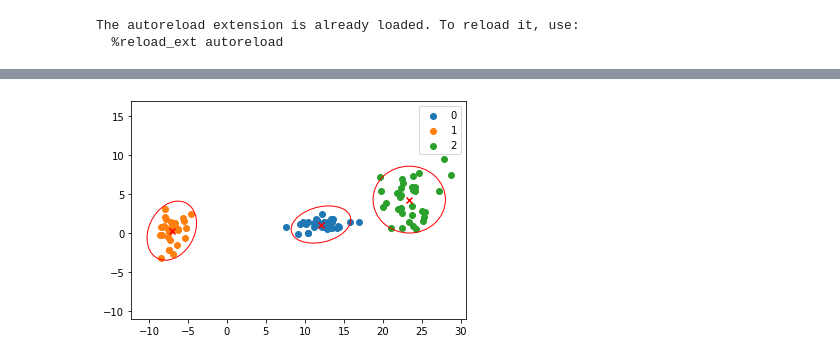
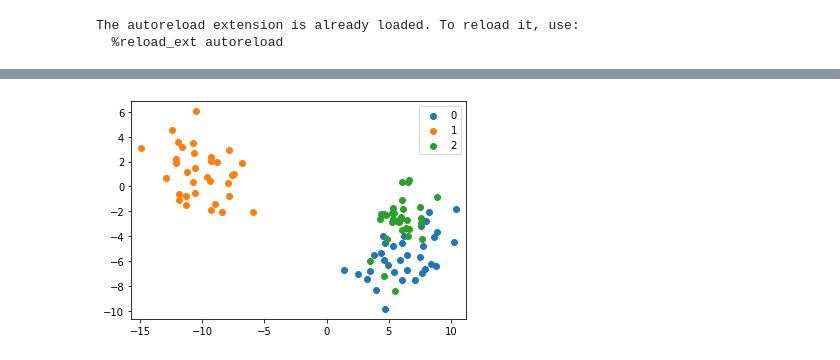
Before and after one commit to Ludvins/MCD_Bayesian_methods, a Jupyter notebook: Assignments/GMM/Practica2_GMM.ipynb, the cells around one changed output, grey strips where cells are left out. Saved outputs shown, nothing was run; the diff lists cells and outputs as text; code cells hidden in the pictures.

```diff
--- a/Assignments/GMM/Practica2_GMM.ipynb
+++ b/Assignments/GMM/Practica2_GMM.ipynb
@@ -100,23 +104,37 @@ def make_ellipse(cov, mean, ax, n_std=3.0, **kwargs):
 
     return ax.add_patch(ellipse)
 # %%
-# Generar datos
-fig = plt.figure()
-K=3
-X, y = make_blobs(100, centers=K)
+def generate_dataset(rotate = True, K = 3, N = 100, seed = 123):
+    X, y = make_blobs(N, centers=K, random_state = seed)
+    np.random.seed(seed)
 
-rotate = True
-transformation = np.array([[1,0],[0,1]])
+    transformation = np.array([[1,0],[0,1]])
 
-for y_k in np.unique(y):
-    if rotate:
-        transformation = np.array([[ (0.2+np.random.rand())*2,  0.5-np.random.rand()],
-                                   [0.5-np.random.rand(), (0.2+np.random.rand())*2]])
+    for y_k in np.unique(y):
+        if rotate:
+            transformation = np.array([[(0.2+np.random.rand())*2,
+                                      0.5-np.random.rand()],
+                                    [0.5-np.random.rand(),
+                                    (0.2+np.random.rand())*2]])
+
         X[y==y_k,:] = np.dot(X[y==y_k,:], transformation)
-    plt.scatter(X[y==y_k,0], X[y==y_k,1],label=y_k)
-    make_ellipse(transformation,np.mean(X[y==y_k,:],axis=0), ax=fig.axes[0],facecolor='none',edgecolor='red')
+    return X, y
 
-fig.axes[0].axis('equal')
-_ = plt.legend()
+def plot_dataset(X, y, means_ = None, covs_ = None):
+    fig = plt.figure()
+    for i in np.unique(y):
+        mask = y == i
+        plt.scatter(X[mask,0], X[mask,1],label=i)
+
+        if means_ is not None and covs_ is not None:
+            mu = gmm.means_[i,:]
+            cov = gmm.covariances_[i,:]
+            make_ellipse(cov, mu, fig.axes[0], facecolor='none', edgecolor='red')
+    fig.axes[0].axis('equal')
+    _ = plt.legend()
+    plt.show()
+
+X, y = generate_dataset()
+plot_dataset(X, y)
 # %% [output]
-[figure, old version]
+[figure, new version]
```
Also changed, not shown: parts of 23 cells of this notebook, 2 other files.
